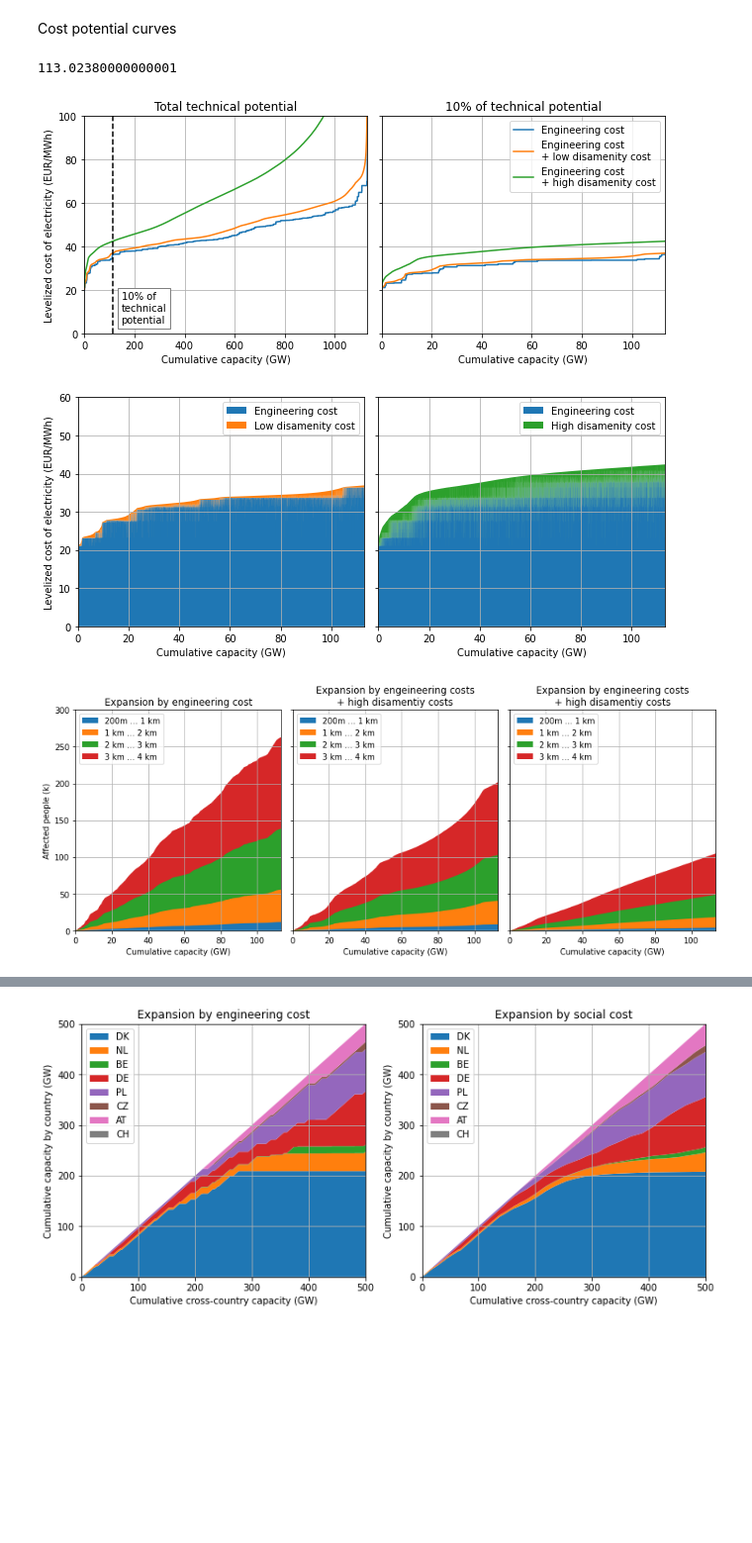
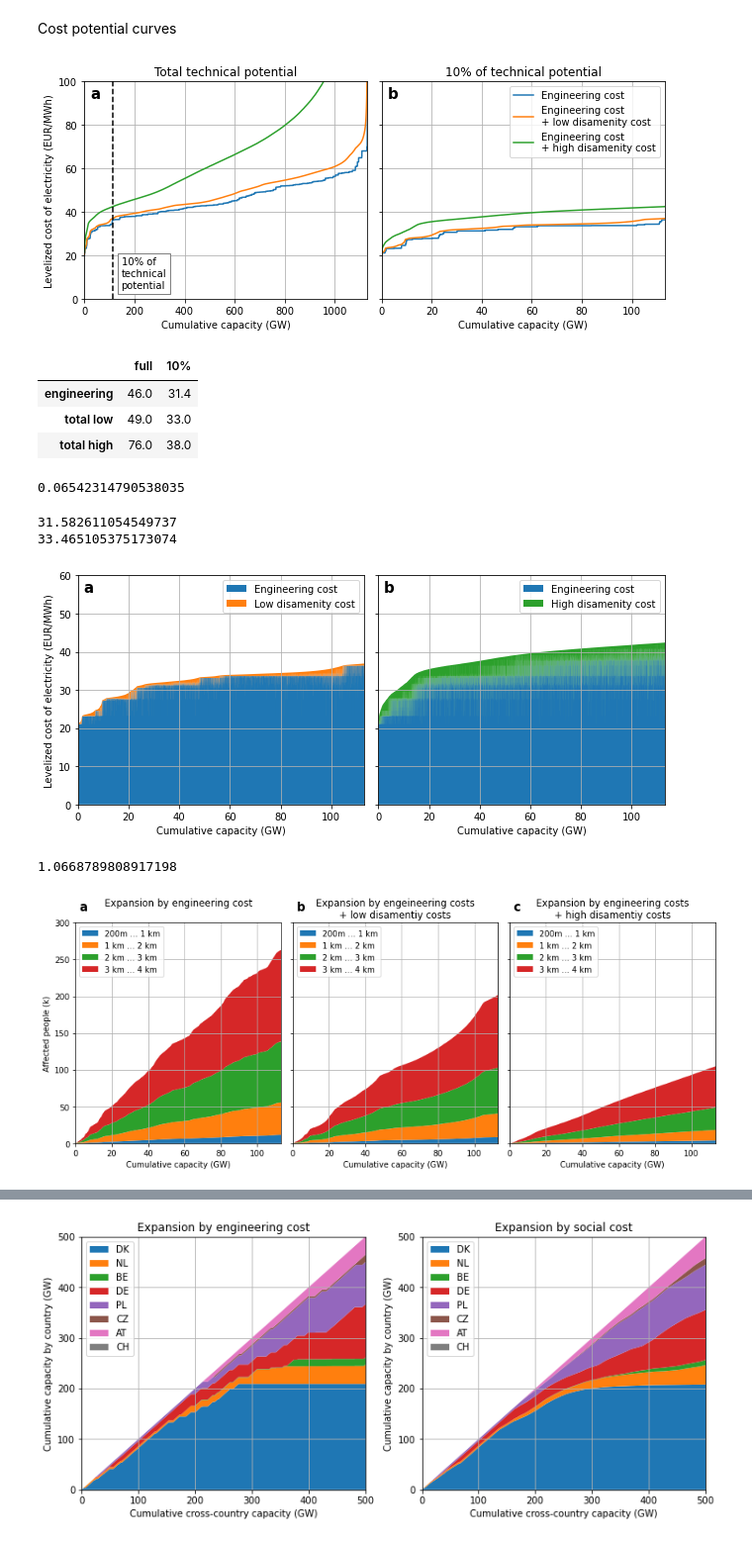
Before and after one commit to timtroendle/wind-onshore-cost-potential, a Jupyter notebook: notebooks/plots.ipynb, the cells around one changed output, grey strips where cells are left out. Shown at 99% size. Saved outputs shown, nothing was run; the diff lists cells and outputs as text; code cells hidden in the pictures; blank space fills up the shorter version.

```diff
--- a/notebooks/plots.ipynb
+++ b/notebooks/plots.ipynb
@@ -59,6 +66,7 @@ total_cost_low = (tmp['engineering'] + tmp['disamenity']).sort_values()
 total_cost_high = (tmp['engineering'] + 10 * tmp['disamenity']).sort_values()
 
 ax1 = fig.add_subplot(121)
+ax1.text(0.02, 0.98, 'a', transform=ax1.transAxes, fontsize=15, verticalalignment='top', fontweight="bold")
 
 plt.plot(cumulative_capacity, engineering_cost)
 plt.plot(cumulative_capacity, total_cost_low)
@@ -76,6 +84,7 @@ plt.grid()
 plt.title('Total technical potential')
 
 ax2 = fig.add_subplot(122)
+ax2.text(0.02, 0.98, 'b', transform=ax2.transAxes, fontsize=15, verticalalignment='top', fontweight="bold")
 ax2.set_yticklabels('')
 
 plt.plot(cumulative_capacity, engineering_cost, label='Engineering cost')
@@ -90,10 +99,32 @@ plt.title('10% of technical potential')
 
 plt.legend()
 plt.tight_layout()
-plt.savefig('Figure 2.png')
+plt.savefig('Figure 3.png', dpi=300)
 # %% [output]
-113.02380000000001
-[figure, old version]
+[figure, new version]
+# %%
+tmp =  pd.DataFrame({
+    'full': {
+        'engineering': engineering_cost.mean().round(),
+        'total low': total_cost_low.mean().round(),
+        'total high': total_cost_high.mean().round(),
+    },
+    '10%': {
+        'engineering': engineering_cost.iloc[:int(0.1 * len(engineering_cost))].mean().round(1),
+        'total low': total_cost_low.iloc[:int(0.1 * len(engineering_cost))].mean().round(),
+        'total high': total_cost_high.iloc[:int(0.1 * len(engineering_cost))].mean().round(),
+    }
+})
+tmp #/ tmp.loc['engineering']
+# %% [output]
+|  | full | 10% |
+| engineering | 46.0 | 31.4 |
+| total low | 49.0 | 33.0 |
+| total high | 76.0 | 38.0 |
+# %%
+tmp['disamenity'].mean() / tmp['engineering'].mean()
+# %% [output]
+0.06542314790538035
 # %%
 c = 'DE'
 
@@ -103,9 +134,12 @@ tmp = turbines[turbines[c]>0].copy()
 cumulative_capacity = cumulative_capacity = tmp[c].cumsum() / 1000
 
 ax1 = fig.add_subplot(121)
+ax1.text(0.02, 0.98, 'a', transform=ax1.transAxes, fontsize=15, verticalalignment='top', fontweight="bold")
 
 tmp['total'] = tmp['engineering'] + tmp['disamenity']
 engineering_cost = tmp.sort_values(['total', 'engineering'])['engineering']
+n = int(0.1 * len(engineering_cost))
+print(engineering_cost.iloc[:int(0.1 * len(engineering_cost))].mean())
 plt.fill_between(cumulative_capacity, 0, engineering_cost, label='Engineering cost')
 
 disamenity_cost = tmp.sort_values('total')['total']
@@ -120,10 +154,12 @@ plt.legend()
 
 
 ax2 = fig.add_subplot(122)
+ax2.text(0.02, 0.98, 'b', transform=ax2.transAxes, fontsize=15, verticalalignment='top', fontweight="bold")
 ax2.set_yticklabels('')
 
 tmp['total'] = tmp['engineering'] + 10 * tmp['disamenity']
 engineering_cost = tmp.sort_values(['total', 'engineering'])['engineering']
+print(engineering_cost.iloc[:int(0.1 * len(engineering_cost))].mean())
 plt.fill_between(cumulative_capacity, 0, engineering_cost, label='Engineering cost')
 
 disamenity_cost = tmp.sort_values('total')['total']
@@ -136,9 +172,15 @@ plt.grid()
 plt.legend()
 
 plt.tight_layout()
-plt.savefig('Figure 3.png')
+plt.savefig('Figure 4.png', dpi=300)
 # %% [output]
+31.582611054549737
+33.465105375173074
-[figure, old version]
+[figure, new version]
+# %%
+33.5/31.4
+# %% [output]
+1.0668789808917198
 # %%
 label_map = {
     1: '200m ... 1 km',
@@ -152,12 +194,13 @@ cumulative_capacity = tmp['DE'].cumsum() / 1000
 fig = plt.figure(figsize=[12,5])
 
 ax1 = fig.add_subplot(131)
+ax1.text(0.02, 1.1, 'a', transform=ax1.transAxes, fontsize=15, verticalalignment='top', fontweight="bold")
 
 tmp_eng = tmp.fillna(0).sort_values('engineering').reset_index(drop=True)[list(range(1, 5))].cumsum() /1000000
 
 bottom = 0
 for d in range(1, 5):
-    plt.fill_between(cumulative_capacity, bottom, bottom+tmp_eng[c], label=label_map[d])
+    plt.fill_between(cumulative_capacity, bottom, bottom+tmp_eng[d], label=label_map[d])
     bottom += tmp_eng[d]
 
 plt.xlabel('Cumulative capacity (GW)')
@@ -166,11 +209,12 @@ plt.xlim(0, 0.1 * cumulative_capacity.iloc[-1])
 plt.ylim(0, 300)
 
 plt.legend(loc='upper left')
-plt.title('Expansion by engineering cost')
+plt.title('Expansion by engineering cost\n')
 plt.grid()
 
 
 ax2 = fig.add_subplot(132)
+ax2.text(0.02, 1.1, 'b', transform=ax2.transAxes, fontsize=15, verticalalignment='top', fontweight="bold")
 ax2.set_yticklabels('')
 
 tmp['total'] = tmp['engineering'] + tmp['disamenity']
@@ -178,37 +222,39 @@ tmp_eng = tmp.fillna(0).sort_values('total').reset_index(drop=True)[list(range(1
 
 bottom = 0
 for d in range(1, 5):
-    plt.fill_between(cumulative_capacity, bottom, bottom+tmp_eng[c], label=label_map[d])
+    plt.fill_between(cumulative_capacity, bottom, bottom+tmp_eng[d], label=label_map[d])
     bottom += tmp_eng[d]
 
 plt.xlabel('Cumulative capacity (GW)')
 plt.xlim(0, 0.1 * cumulative_capacity.iloc[-1])
 plt.ylim(0, 300)
 
 plt.legend(loc='upper left')
-plt.title('Expansion by engeineering costs\n+ high disamentiy costs')
+plt.title('Expansion by engeineering costs\n+ low disamentiy costs')
 plt.grid()
 
 
 ax3 = fig.add_subplot(133)
+ax3.text(0.02, 1.1, 'c', transform=ax3.transAxes, fontsize=15, verticalalignment='top', fontweight="bold")
 ax3.set_yticklabels('')
 
 tmp['total'] = tmp['engineering'] + 10 * tmp['disamenity']
 tmp_eng = tmp.fillna(0).sort_values('total').reset_index(drop=True)[list(range(1, 5))].cumsum() /1000000
 
 bottom = 0
 for d in range(1, 5):
-    plt.fill_between(cumulative_capacity, bottom, bottom+tmp_eng[c], label=label_map[d])
+    plt.fill_between(cumulative_capacity, bottom, bottom+tmp_eng[d], label=label_map[d])
     bottom += tmp_eng[d]
 
 plt.xlabel('Cumulative capacity (GW)')
 plt.xlim(0, 0.1 * cumulative_capacity.iloc[-1])
 plt.ylim(0, 300)
 
 plt.legend(loc='upper left')
 plt.title('Expansion by engineering costs\n+ high disamentiy costs')
 plt.grid()
 
 plt.tight_layout()
+plt.savefig('Figure 5.png', dpi=300)
 # %% [output]
-[figure, old version]
+[figure, new version]
```
Also changed, not shown: parts of 13 cells of this notebook, 1 other file.
